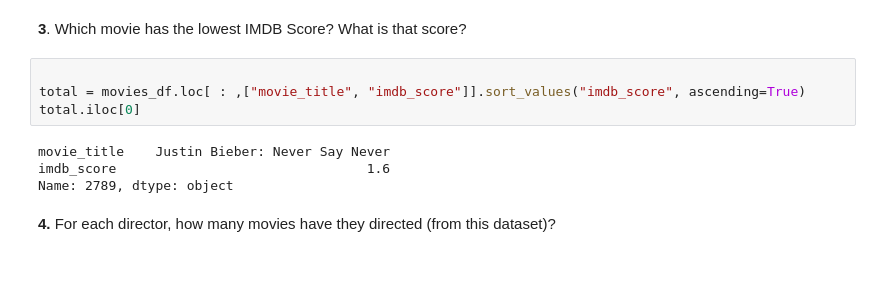
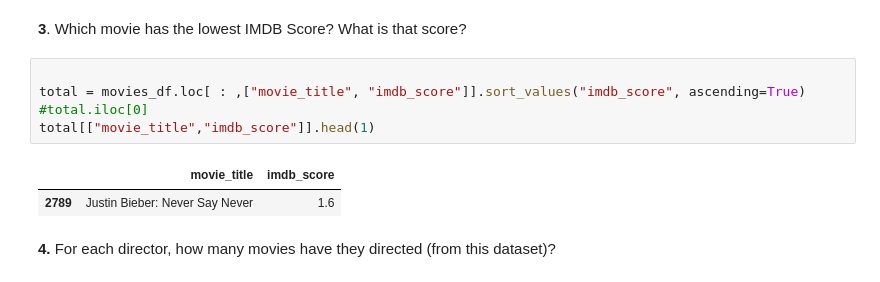
Before and after one commit to SheltonBlackwell/CIS277-FA22-Lab1, a Jupyter notebook: Lab1.ipynb, the cells around one changed output. Drawn from its saved outputs; the diff is of its cells as text.

```diff
--- a/Lab1.ipynb
+++ b/Lab1.ipynb
@@ -49,11 +49,11 @@ Name: 2725, dtype: object
 # %%
 
 total = movies_df.loc[ : ,["movie_title", "imdb_score"]].sort_values("imdb_score", ascending=True)
-total.iloc[0]
+#total.iloc[0]
+total[["movie_title","imdb_score"]].head(1)
 # %% [output]
-movie_title    Justin Bieber: Never Say Never
-imdb_score                                1.6
-Name: 2789, dtype: object
+|  | movie_title | imdb_score |
+| 2789 | Justin Bieber: Never Say Never | 1.6 |
 # %% [markdown]
 **4.** For each director, how many movies have they directed (from this dataset)?
 # %%
```
Also changed, not shown: parts of 2 cells of this notebook.
